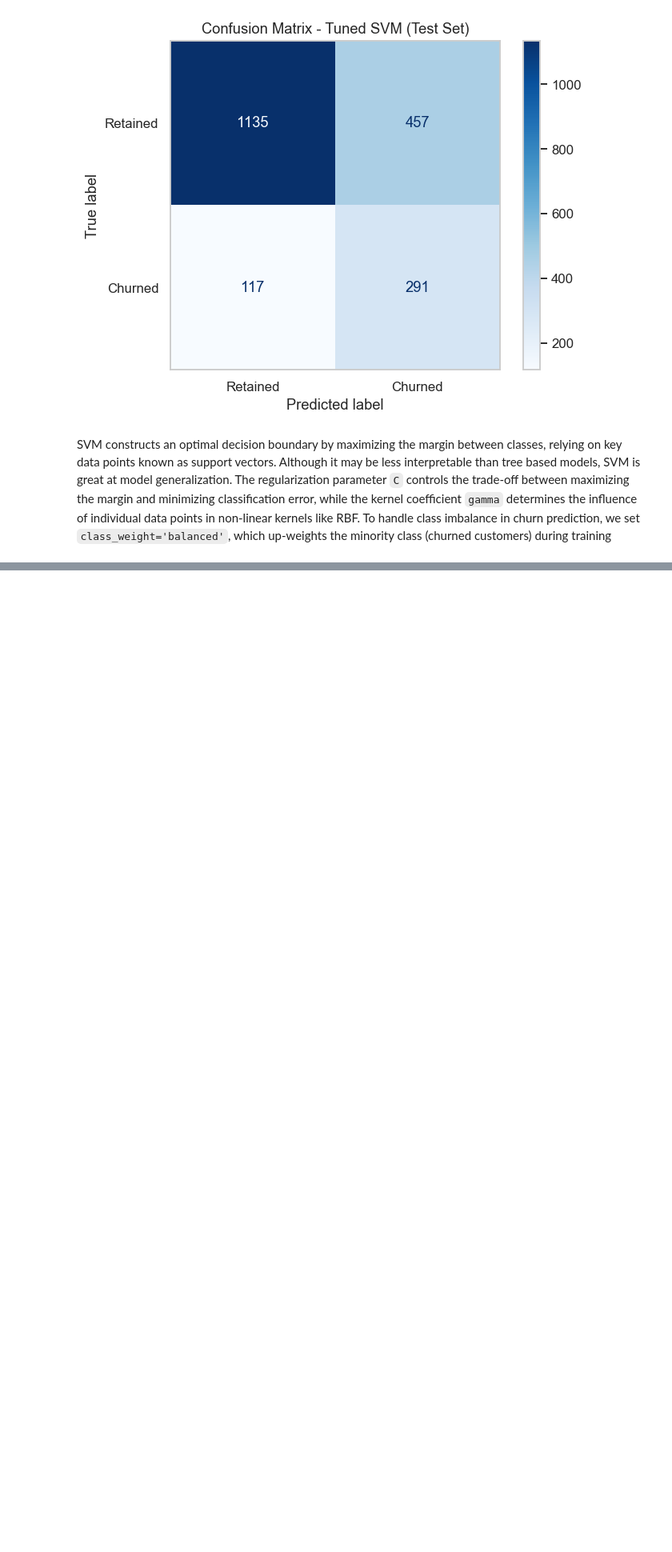
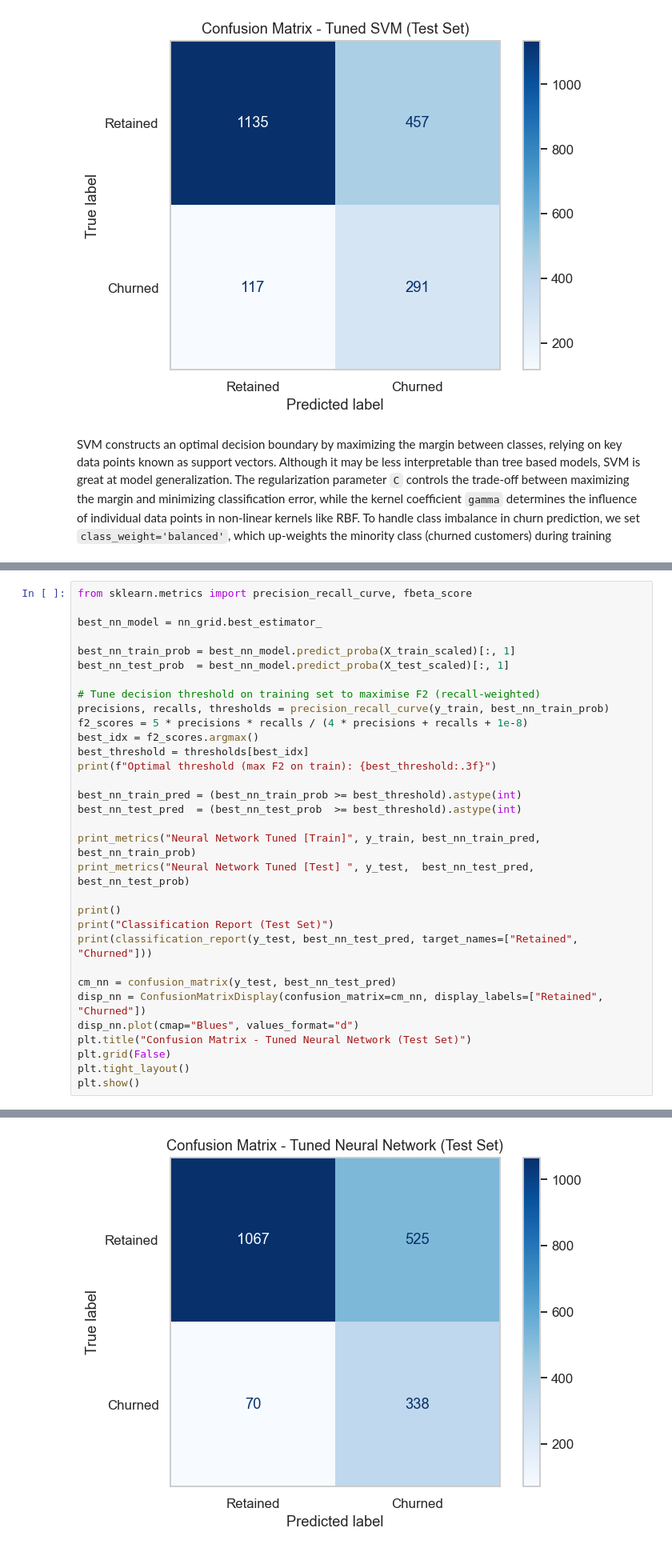
Before and after one commit to karanchampaneri/churn-project-mse446, a Jupyter notebook: notebook.ipynb, the cells around one changed output, grey strips where cells are left out. Shown at 80% size. Cells and saved outputs as stored; diff of their text form; blank space fills up the shorter version.

```diff
--- a/notebook.ipynb
+++ b/notebook.ipynb
@@ -937,0 +1010,33 @@ SVM constructs an optimal decision boundary by maximizing the margin between cla
+# %%
+from sklearn.metrics import precision_recall_curve, fbeta_score
+
+best_nn_model = nn_grid.best_estimator_
+
+best_nn_train_prob = best_nn_model.predict_proba(X_train_scaled)[:, 1]
+best_nn_test_prob  = best_nn_model.predict_proba(X_test_scaled)[:, 1]
+
+# Tune decision threshold on training set to maximise F2 (recall-weighted)
+precisions, recalls, thresholds = precision_recall_curve(y_train, best_nn_train_prob)
+f2_scores = 5 * precisions * recalls / (4 * precisions + recalls + 1e-8)
+best_idx = f2_scores.argmax()
+best_threshold = thresholds[best_idx]
+print(f"Optimal threshold (max F2 on train): {best_threshold:.3f}")
+
+best_nn_train_pred = (best_nn_train_prob >= best_threshold).astype(int)
+best_nn_test_pred  = (best_nn_test_prob  >= best_threshold).astype(int)
+
+print_metrics("Neural Network Tuned [Train]", y_train, best_nn_train_pred, best_nn_train_prob)
+print_metrics("Neural Network Tuned [Test] ", y_test,  best_nn_test_pred,  best_nn_test_prob)
+
+print()
+print("Classification Report (Test Set)")
+print(classification_report(y_test, best_nn_test_pred, target_names=["Retained", "Churned"]))
+
+cm_nn = confusion_matrix(y_test, best_nn_test_pred)
+disp_nn = ConfusionMatrixDisplay(confusion_matrix=cm_nn, display_labels=["Retained", "Churned"])
+disp_nn.plot(cmap="Blues", values_format="d")
+plt.title("Confusion Matrix - Tuned Neural Network (Test Set)")
+plt.grid(False)
+plt.tight_layout()
+plt.show()
+# %% [output]
@@ -937,0 +1062 @@ SVM constructs an optimal decision boundary by maximizing the margin between cla
+[figure, added]
```
Also changed, not shown: parts of 12 cells of this notebook.
